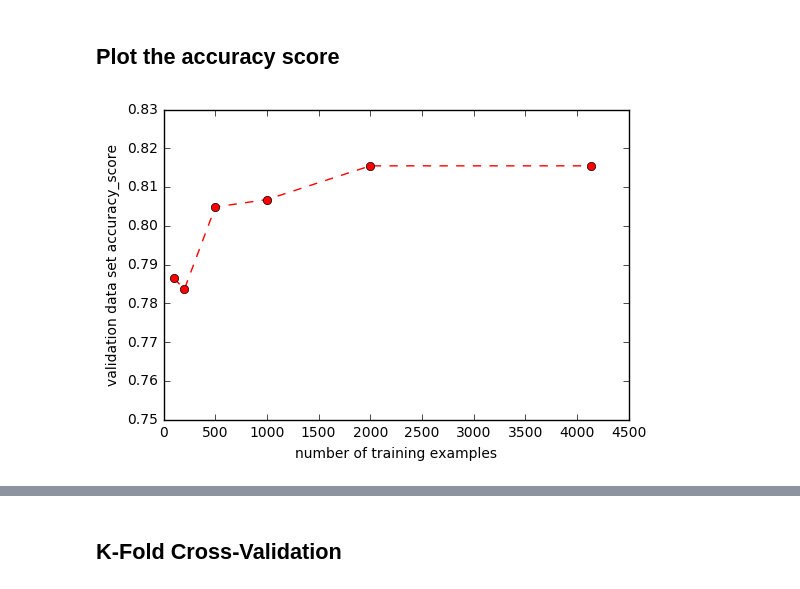
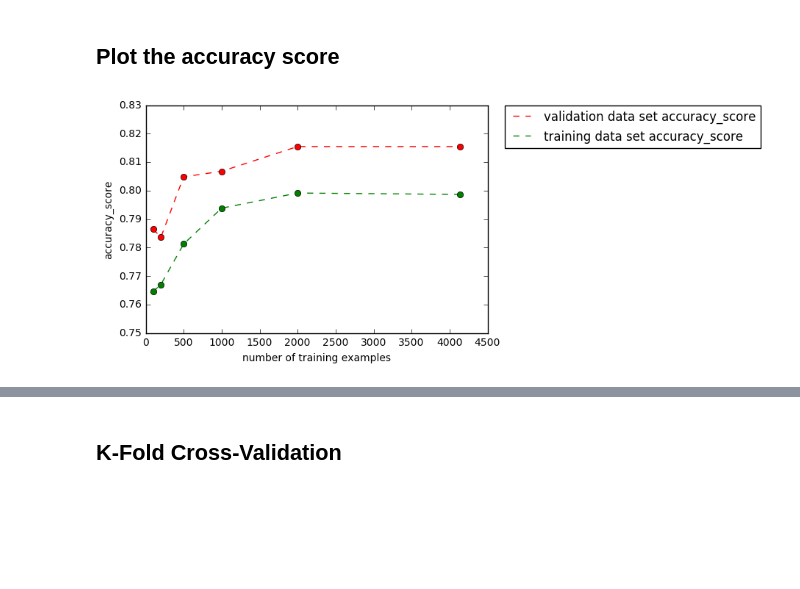
Before and after one commit to mengkeding/Machine-Learning, a Jupyter notebook: homework/hw1/hw01_data/spam/spam_training.ipynb, the cells around one changed output, grey strips where cells are left out. Cells and saved outputs as stored; diff of their text form; code cells hidden in the pictures; blank space fills up the shorter version.

```diff
--- a/homework/hw1/hw01_data/spam/spam_training.ipynb
+++ b/homework/hw1/hw01_data/spam/spam_training.ipynb
@@ -144,11 +144,14 @@ accuracy score 0.815458937198
 # %% [markdown]
 ## Plot the accuracy score
 # %%
-plt.plot(training_size, accuracy_score, "r--")
+plt.plot(training_size, accuracy_score, "r--", label = "validation data set accuracy_score")
 plt.plot(training_size, accuracy_score, "ro")
-plt.ylabel("validation data set accuracy_score")
+plt.plot(training_size, training_accuracy_score, "g--", label = "training data set accuracy_score")
+plt.plot(training_size, training_accuracy_score, "go")
+plt.ylabel("accuracy_score")
 plt.xlabel("number of training examples")
+plt.legend(bbox_to_anchor=(1.05, 1), loc=2, borderaxespad=0.)
 plt.axis([0, 4500, 0.75, 0.83])
 plt.show()
 # %% [output]
-[figure, old version]
+[figure, new version]
```
Also changed, not shown: parts of 4 cells of this notebook, 1 other file.
